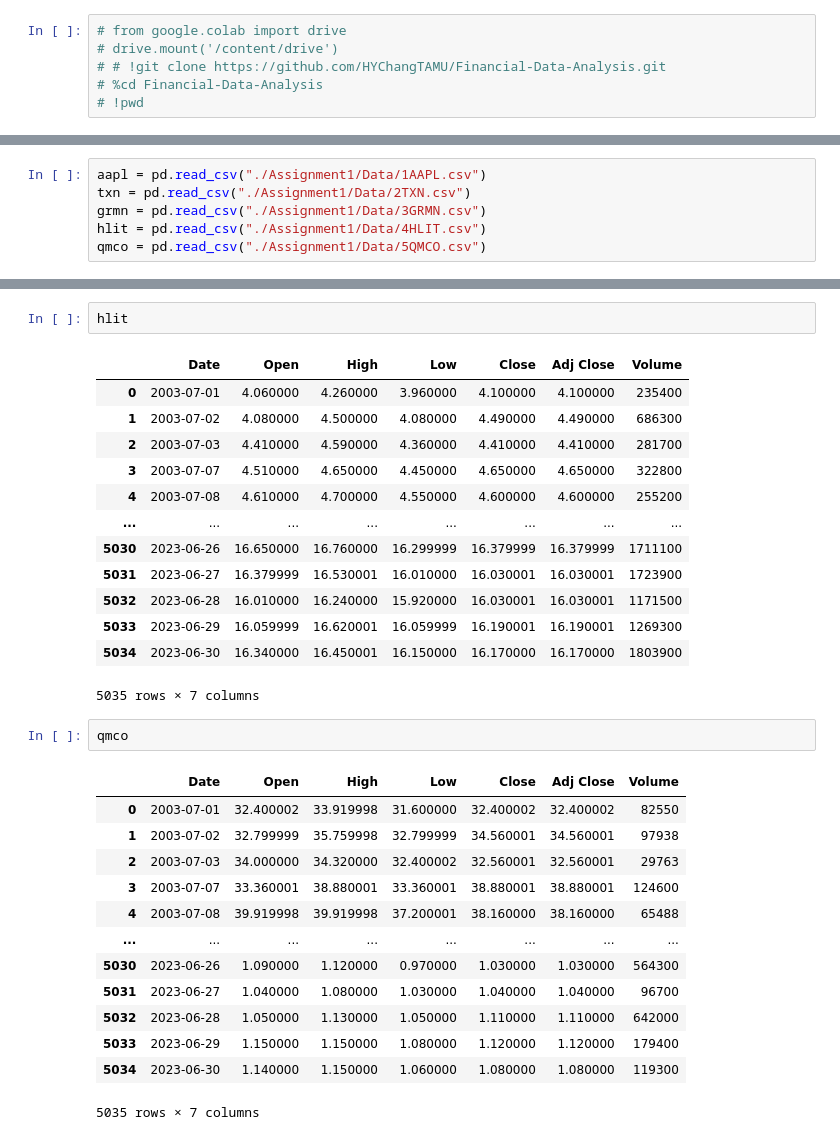
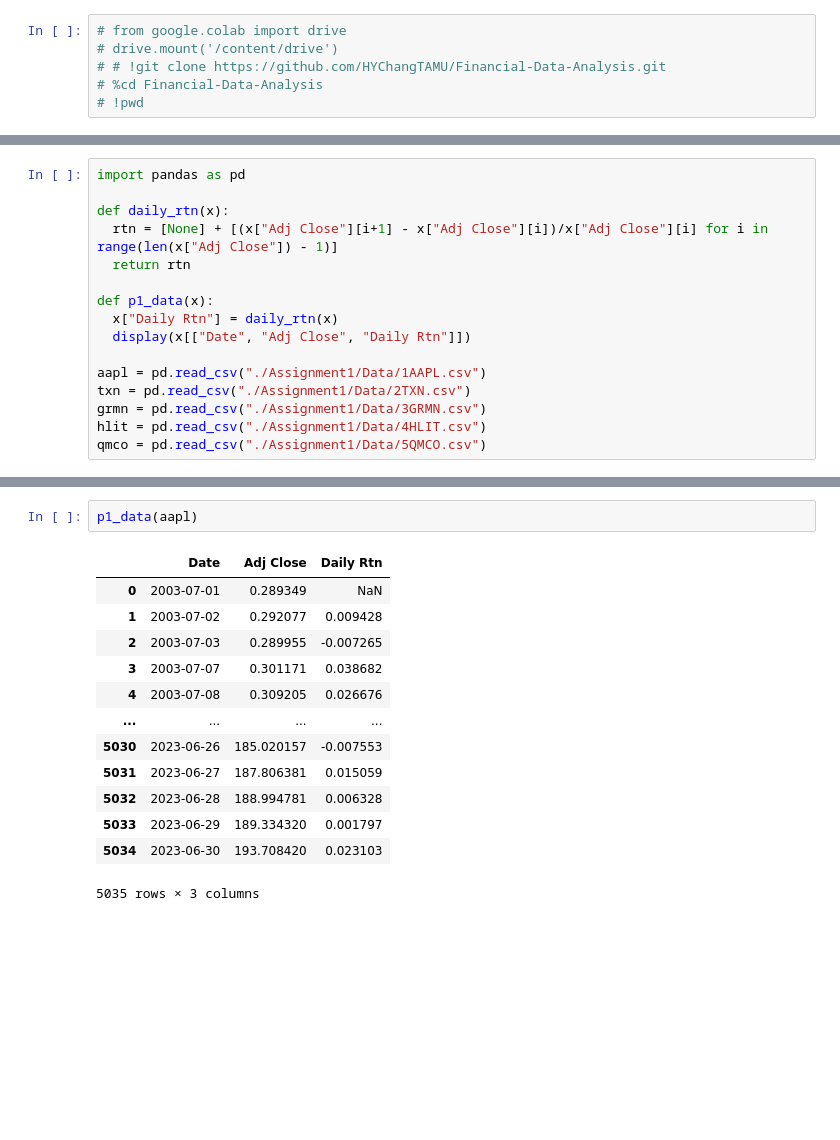
Before and after one commit to HYChangTAMU/Projects, a Jupyter notebook: Assignment1/Project1.ipynb, the cells around one changed output, grey strips where cells are left out. Cells and saved outputs as stored; diff of their text form; blank space fills up the shorter version.

```diff
--- a/Assignment1/Project1.ipynb
+++ b/Assignment1/Project1.ipynb
@@ -11,4 +9,14 @@ import pandas as pd
 # %%
+import pandas as pd
+
+def daily_rtn(x):
+  rtn = [None] + [(x["Adj Close"][i+1] - x["Adj Close"][i])/x["Adj Close"][i] for i in range(len(x["Adj Close"]) - 1)]
+  return rtn
+
+def p1_data(x):
+  x["Daily Rtn"] = daily_rtn(x)
+  display(x[["Date", "Adj Close", "Daily Rtn"]])
+
 aapl = pd.read_csv("./Assignment1/Data/1AAPL.csv")
 txn = pd.read_csv("./Assignment1/Data/2TXN.csv")
 grmn = pd.read_csv("./Assignment1/Data/3GRMN.csv")
@@ -65,32 +25,16 @@ grmn
-# %%
-hlit
-# %% [output]
-|  | Date | Open | High | Low | Close | Adj Close | Volume |
-| 0 | 2003-07-01 | 4.060000 | 4.260000 | 3.960000 | 4.100000 | 4.100000 | 235400 |
-| 1 | 2003-07-02 | 4.080000 | 4.500000 | 4.080000 | 4.490000 | 4.490000 | 686300 |
-| 2 | 2003-07-03 | 4.410000 | 4.590000 | 4.360000 | 4.410000 | 4.410000 | 281700 |
-| 3 | 2003-07-07 | 4.510000 | 4.650000 | 4.450000 | 4.650000 | 4.650000 | 322800 |
-| 4 | 2003-07-08 | 4.610000 | 4.700000 | 4.550000 | 4.600000 | 4.600000 | 255200 |
-| ... | ... | ... | ... | ... | ... | ... | ... |
-| 5030 | 2023-06-26 | 16.650000 | 16.760000 | 16.299999 | 16.379999 | 16.379999 | 1711100 |
-| 5031 | 2023-06-27 | 16.379999 | 16.530001 | 16.010000 | 16.030001 | 16.030001 | 1723900 |
-| 5032 | 2023-06-28 | 16.010000 | 16.240000 | 15.920000 | 16.030001 | 16.030001 | 1171500 |
-| 5033 | 2023-06-29 | 16.059999 | 16.620001 | 16.059999 | 16.190001 | 16.190001 | 1269300 |
-| 5034 | 2023-06-30 | 16.340000 | 16.450001 | 16.150000 | 16.170000 | 16.170000 | 1803900 |
-5035 rows × 7 columns
-# %%
-qmco
-# %% [output]
-|  | Date | Open | High | Low | Close | Adj Close | Volume |
-| 0 | 2003-07-01 | 32.400002 | 33.919998 | 31.600000 | 32.400002 | 32.400002 | 82550 |
-| 1 | 2003-07-02 | 32.799999 | 35.759998 | 32.799999 | 34.560001 | 34.560001 | 97938 |
-| 2 | 2003-07-03 | 34.000000 | 34.320000 | 32.400002 | 32.560001 | 32.560001 | 29763 |
-| 3 | 2003-07-07 | 33.360001 | 38.880001 | 33.360001 | 38.880001 | 38.880001 | 124600 |
-| 4 | 2003-07-08 | 39.919998 | 39.919998 | 37.200001 | 38.160000 | 38.160000 | 65488 |
-| ... | ... | ... | ... | ... | ... | ... | ... |
-| 5030 | 2023-06-26 | 1.090000 | 1.120000 | 0.970000 | 1.030000 | 1.030000 | 564300 |
-| 5031 | 2023-06-27 | 1.040000 | 1.080000 | 1.030000 | 1.040000 | 1.040000 | 96700 |
-| 5032 | 2023-06-28 | 1.050000 | 1.130000 | 1.050000 | 1.110000 | 1.110000 | 642000 |
-| 5033 | 2023-06-29 | 1.150000 | 1.150000 | 1.080000 | 1.120000 | 1.120000 | 179400 |
-| 5034 | 2023-06-30 | 1.140000 | 1.150000 | 1.060000 | 1.080000 | 1.080000 | 119300 |
-5035 rows × 7 columns
+# %%
+p1_data(aapl)
+# %% [output]
+|  | Date | Adj Close | Daily Rtn |
+| 0 | 2003-07-01 | 0.289349 | NaN |
+| 1 | 2003-07-02 | 0.292077 | 0.009428 |
+| 2 | 2003-07-03 | 0.289955 | -0.007265 |
+| 3 | 2003-07-07 | 0.301171 | 0.038682 |
+| 4 | 2003-07-08 | 0.309205 | 0.026676 |
+| ... | ... | ... | ... |
+| 5030 | 2023-06-26 | 185.020157 | -0.007553 |
+| 5031 | 2023-06-27 | 187.806381 | 0.015059 |
+| 5032 | 2023-06-28 | 188.994781 | 0.006328 |
+| 5033 | 2023-06-29 | 189.334320 | 0.001797 |
+| 5034 | 2023-06-30 | 193.708420 | 0.023103 |
+5035 rows × 3 columns
```
Also changed, not shown: parts of 8 cells of this notebook.
